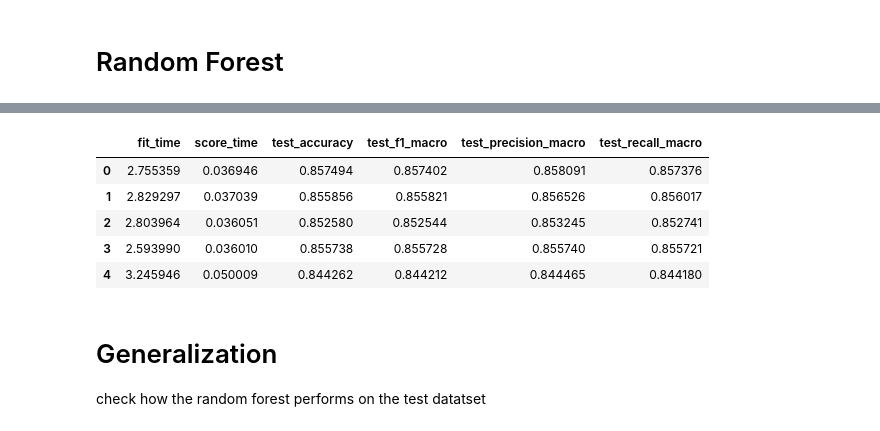
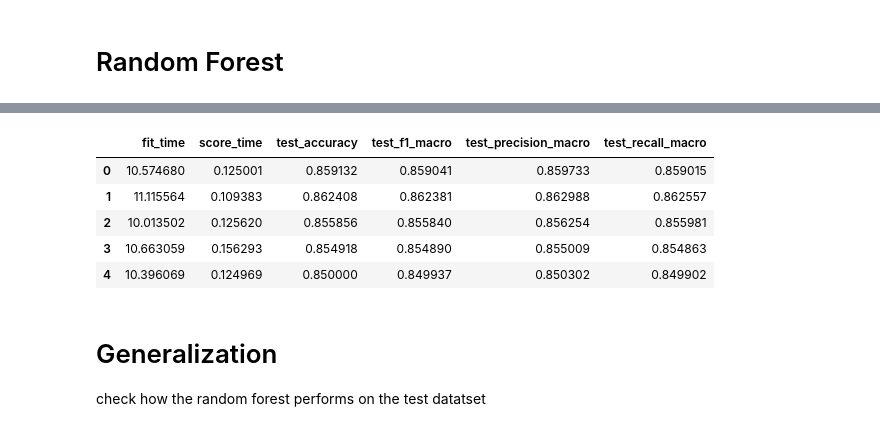
Before and after one commit to jezu1/ML_NASAProject, a Jupyter notebook: Machine_Learning_final_version.ipynb, the cells around one changed output, grey strips where cells are left out. Cells and saved outputs as stored; diff of their text form; code cells hidden in the pictures.

```diff
--- a/Machine_Learning_final_version.ipynb
+++ b/Machine_Learning_final_version.ipynb
@@ -874,17 +866,17 @@ The best hyperparameters are {'criterion': 'entropy', 'max_depth': None, 'n_esti
 # %%
 # Instantiate the random forest classifier with the tuned hyperparameters
-ran_forest = RandomForestClassifier(criterion = 'entropy' , max_depth = None, n_estimators = 100)
+ran_forest = RandomForestClassifier(criterion = 'entropy' , max_depth = 50, n_estimators = 400)
 #evaluate results
 cross_val_results = pd.DataFrame(cross_validate(ran_forest, X_train, y_train, cv = 5, scoring = ['accuracy', 'f1_macro', 'precision_macro', 'recall_macro'] ))
 
 cross_val_results
 # %% [output]
 |  | fit_time | score_time | test_accuracy | test_f1_macro | test_precision_macro | test_recall_macro |
-| 0 | 2.755359 | 0.036946 | 0.857494 | 0.857402 | 0.858091 | 0.857376 |
-| 1 | 2.829297 | 0.037039 | 0.855856 | 0.855821 | 0.856526 | 0.856017 |
-| 2 | 2.803964 | 0.036051 | 0.852580 | 0.852544 | 0.853245 | 0.852741 |
-| 3 | 2.593990 | 0.036010 | 0.855738 | 0.855728 | 0.855740 | 0.855721 |
-| 4 | 3.245946 | 0.050009 | 0.844262 | 0.844212 | 0.844465 | 0.844180 |
+| 0 | 10.574680 | 0.125001 | 0.859132 | 0.859041 | 0.859733 | 0.859015 |
+| 1 | 11.115564 | 0.109383 | 0.862408 | 0.862381 | 0.862988 | 0.862557 |
+| 2 | 10.013502 | 0.125620 | 0.855856 | 0.855840 | 0.856254 | 0.855981 |
+| 3 | 10.663059 | 0.156293 | 0.854918 | 0.854890 | 0.855009 | 0.854863 |
+| 4 | 10.396069 | 0.124969 | 0.850000 | 0.849937 | 0.850302 | 0.849902 |
 # %%
 #put to results dataframe
 result_df = append_results('Random Forest','Optimized hyperparameters criterion, max_depth and n_estimators', cross_val_results, result_df)
```
Also changed, not shown: parts of 17 cells of this notebook.
